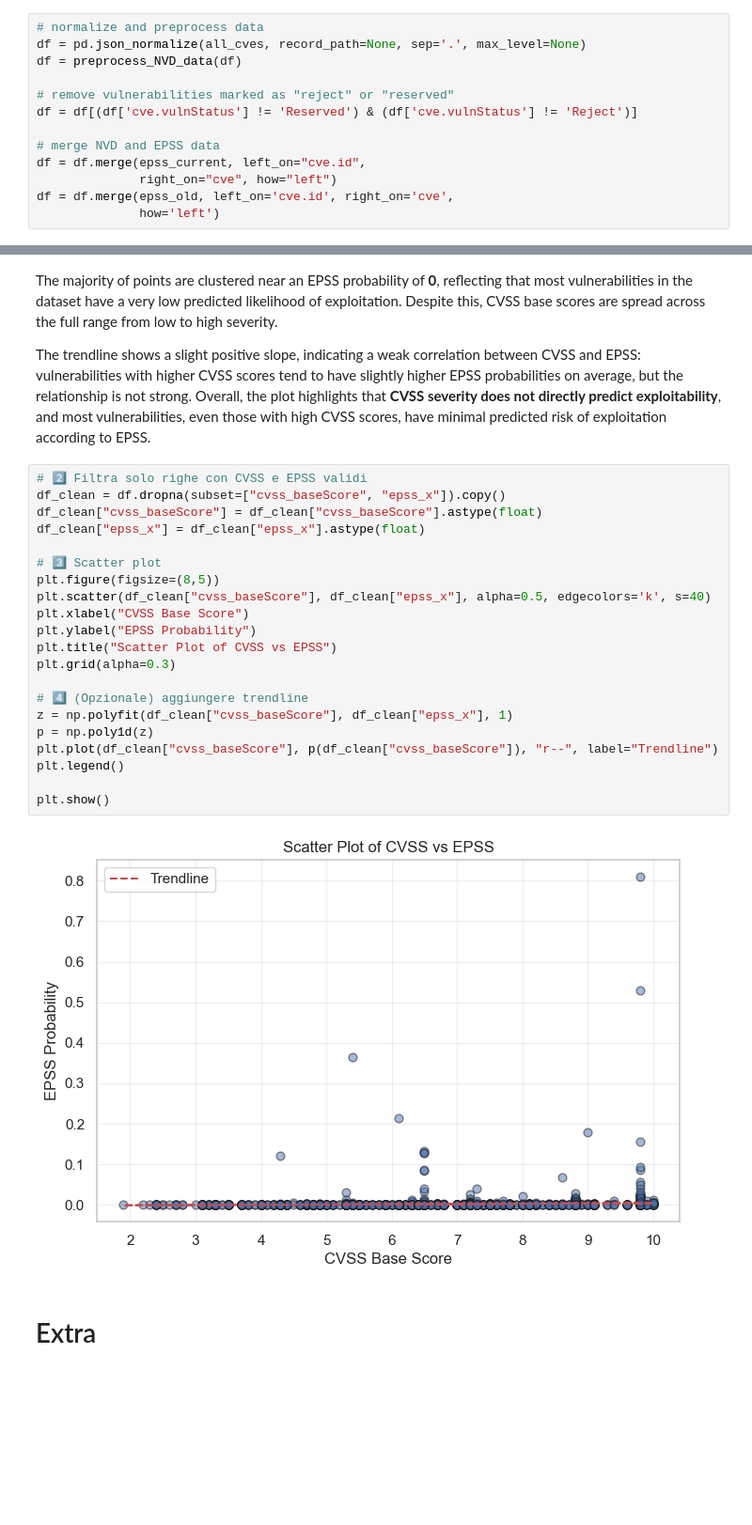
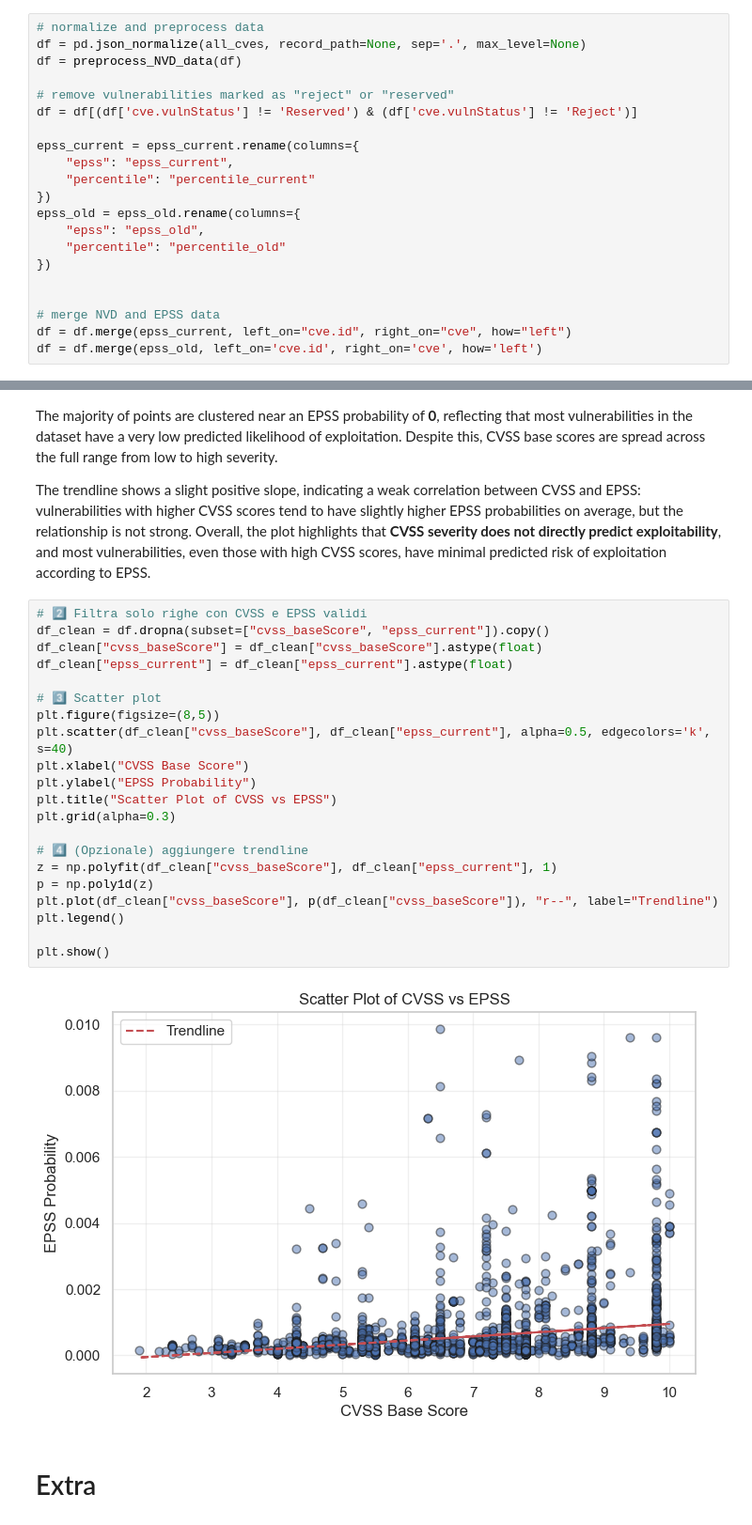
Before and after one commit to Gabriele-tomai00/505MI-LAB, a Jupyter notebook: 01_EPSS/LAB_EPSS.ipynb, the cells around one changed output, grey strips where cells are left out. Shown: that part at 94% size. Drawn from its saved outputs; the diff is of its cells as text; blank space fills up the shorter version.

```diff
--- a/01_EPSS/LAB_EPSS.ipynb
+++ b/01_EPSS/LAB_EPSS.ipynb
@@ -96,11 +96,19 @@ df = preprocess_NVD_data(df)
 # remove vulnerabilities marked as "reject" or "reserved"
 df = df[(df['cve.vulnStatus'] != 'Reserved') & (df['cve.vulnStatus'] != 'Reject')]
 
+epss_current = epss_current.rename(columns={
+    "epss": "epss_current",
+    "percentile": "percentile_current"
+})
+epss_old = epss_old.rename(columns={
+    "epss": "epss_old",
+    "percentile": "percentile_old"
+})
+
+
 # merge NVD and EPSS data
-df = df.merge(epss_current, left_on="cve.id",
-              right_on="cve", how="left")
-df = df.merge(epss_old, left_on='cve.id', right_on='cve',
-              how='left')
+df = df.merge(epss_current, left_on="cve.id", right_on="cve", how="left")
+df = df.merge(epss_old, left_on='cve.id', right_on='cve', how='left')
 # %%
 # save nvd data
 with open(os.path.join(data_path, "nvd_cves.json"), "w", encoding="utf-8") as f:
@@ -373,27 +362,27 @@ The majority of points are clustered near an EPSS probability of **0**, reflecti
 The trendline shows a slight positive slope, indicating a weak correlation between CVSS and EPSS: vulnerabilities with higher CVSS scores tend to have slightly higher EPSS probabilities on average, but the relationship is not strong. Overall, the plot highlights that **CVSS severity does not directly predict exploitability**, and most vulnerabilities, even those with high CVSS scores, have minimal predicted risk of exploitation according to EPSS.
 # %%
 # 2️⃣ Filtra solo righe con CVSS e EPSS validi
-df_clean = df.dropna(subset=["cvss_baseScore", "epss_x"]).copy()
+df_clean = df.dropna(subset=["cvss_baseScore", "epss_current"]).copy()
 df_clean["cvss_baseScore"] = df_clean["cvss_baseScore"].astype(float)
-df_clean["epss_x"] = df_clean["epss_x"].astype(float)
+df_clean["epss_current"] = df_clean["epss_current"].astype(float)
 
 # 3️⃣ Scatter plot
 plt.figure(figsize=(8,5))
-plt.scatter(df_clean["cvss_baseScore"], df_clean["epss_x"], alpha=0.5, edgecolors='k', s=40)
+plt.scatter(df_clean["cvss_baseScore"], df_clean["epss_current"], alpha=0.5, edgecolors='k', s=40)
 plt.xlabel("CVSS Base Score")
 plt.ylabel("EPSS Probability")
 plt.title("Scatter Plot of CVSS vs EPSS")
 plt.grid(alpha=0.3)
 
 # 4️⃣ (Opzionale) aggiungere trendline
-z = np.polyfit(df_clean["cvss_baseScore"], df_clean["epss_x"], 1)
+z = np.polyfit(df_clean["cvss_baseScore"], df_clean["epss_current"], 1)
 p = np.poly1d(z)
 plt.plot(df_clean["cvss_baseScore"], p(df_clean["cvss_baseScore"]), "r--", label="Trendline")
 plt.legend()
 
 plt.show()
 # %% [output]
-[figure, old version]
+[figure, new version]
 # %% [markdown]
 # Extra
 # %% [markdown]
```
Also changed, not shown: parts of 16 cells of this notebook, 4 other files.
